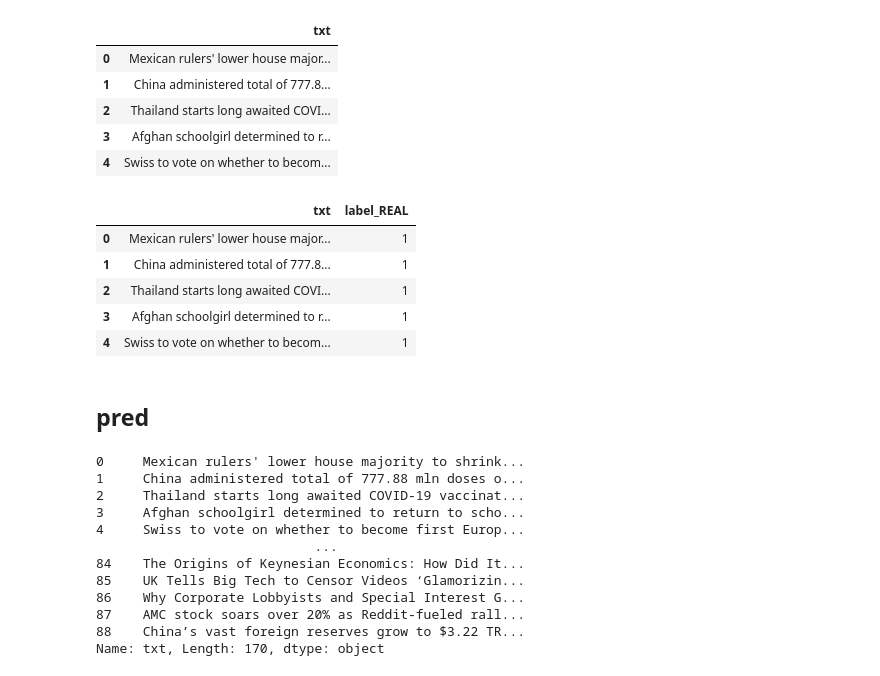
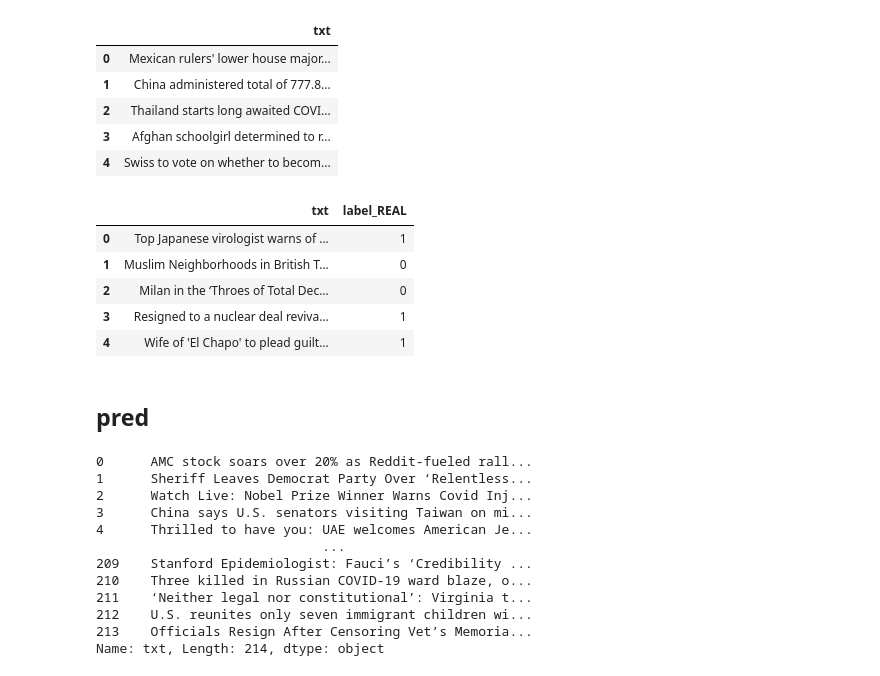
Before and after one commit to chrisvinhston/Fake_News, a Jupyter notebook: nlp_tfidf_classification.ipynb, the cells around one changed output. Drawn from its saved outputs; the diff is of its cells as text; code cells hidden in the pictures.

```diff
--- a/nlp_tfidf_classification.ipynb
+++ b/nlp_tfidf_classification.ipynb
@@ -566,15 +601,18 @@ del df_infowars['Unnamed: 0']
 df_reuters['label_REAL']=1
 df_infowars['label_REAL']=0
 # %%
+from sklearn.utils import shuffle
 df_scraped =  pd.concat([df_reuters, df_infowars], axis = 0)
+
+df_scraped = shuffle(df_scraped).reset_index(drop=True)
 df_scraped.head()
 # %% [output]
 |  | txt | label_REAL |
-| 0 | Mexican rulers' lower house major... | 1 |
-| 1 | China administered total of 777.8... | 1 |
-| 2 | Thailand starts long awaited COVI... | 1 |
-| 3 | Afghan schoolgirl determined to r... | 1 |
-| 4 | Swiss to vote on whether to becom... | 1 |
+| 0 | Top Japanese virologist warns of ... | 1 |
+| 1 | Muslim Neighborhoods in British T... | 0 |
+| 2 | Milan in the ‘Throes of Total Dec... | 0 |
+| 3 | Resigned to a nuclear deal reviva... | 1 |
+| 4 | Wife of 'El Chapo' to plead guilt... | 1 |
 # %% [markdown]
 ## pred
 # %%
@@ -583,18 +621,18 @@ y_test_scraped = df_scraped.label_REAL
 # %%
 X_test_scraped
 # %% [output]
-0     Mexican rulers' lower house majority to shrink...
-1     China administered total of 777.88 mln doses o...
-2     Thailand starts long awaited COVID-19 vaccinat...
-3     Afghan schoolgirl determined to return to scho...
-4     Swiss to vote on whether to become first Europ...
-                            ...
-84    The Origins of Keynesian Economics: How Did It...
-85    UK Tells Big Tech to Censor Videos ‘Glamorizin...
-86    Why Corporate Lobbyists and Special Interest G...
-87    AMC stock soars over 20% as Reddit-fueled rall...
-88    China’s vast foreign reserves grow to $3.22 TR...
-Name: txt, Length: 170, dtype: object
+0      AMC stock soars over 20% as Reddit-fueled rall...
+1      Sheriff Leaves Democrat Party Over ‘Relentless...
+2      Watch Live: Nobel Prize Winner Warns Covid Inj...
+3      China says U.S. senators visiting Taiwan on mi...
+4      Thrilled to have you: UAE welcomes American Je...
+                             ...
+209    Stanford Epidemiologist: Fauci’s ‘Credibility ...
+210    Three killed in Russian COVID-19 ward blaze, o...
+211    ‘Neither legal nor constitutional’: Virginia t...
+212    U.S. reunites only seven immigrant children wi...
+213    Officials Resign After Censoring Vet’s Memoria...
+Name: txt, Length: 214, dtype: object
 # %%
 #pour rappel
 #tfidf_vectorizer4 = TfidfVectorizer(strip_accents=ascii, stop_words='english', max_df=0.9)
```
Also changed, not shown: parts of 28 cells of this notebook, 5 other files.
